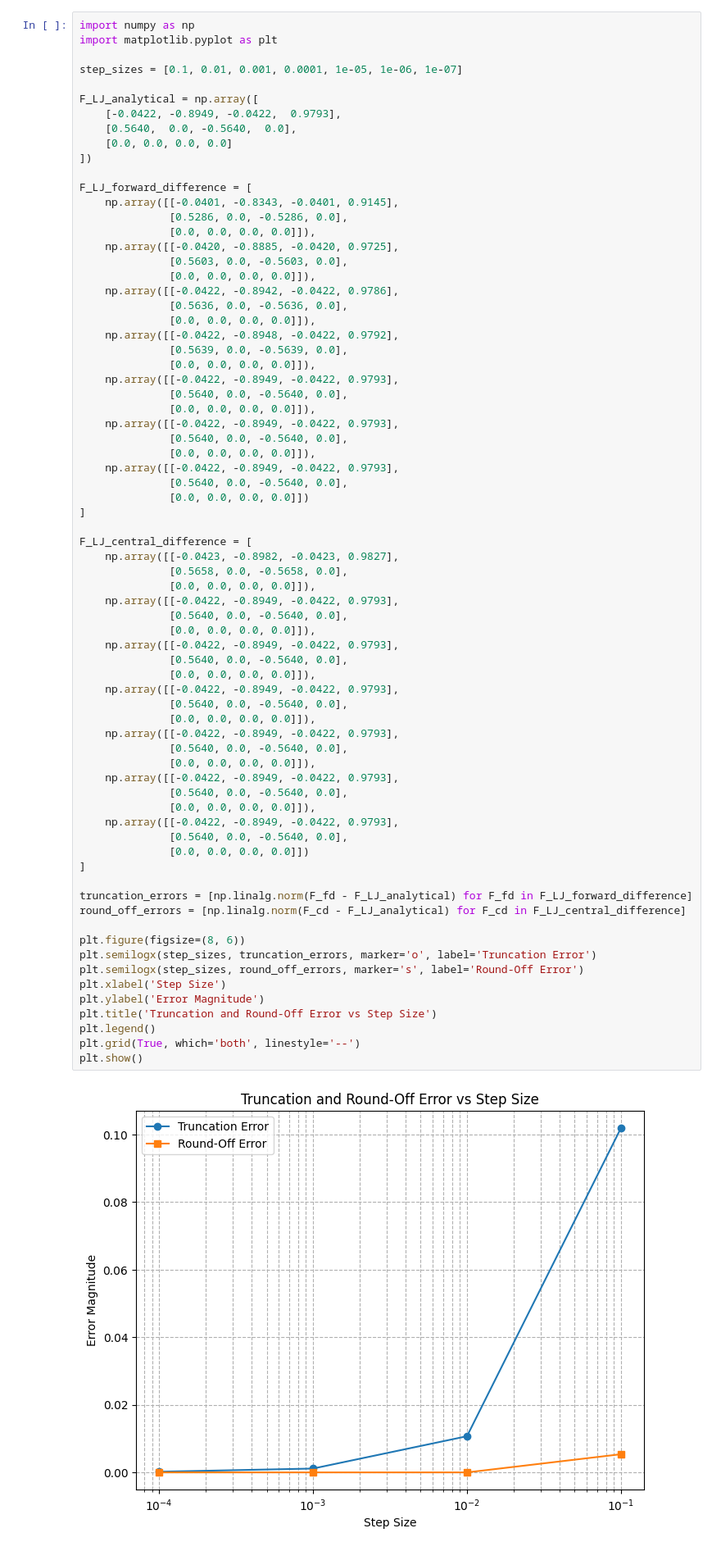
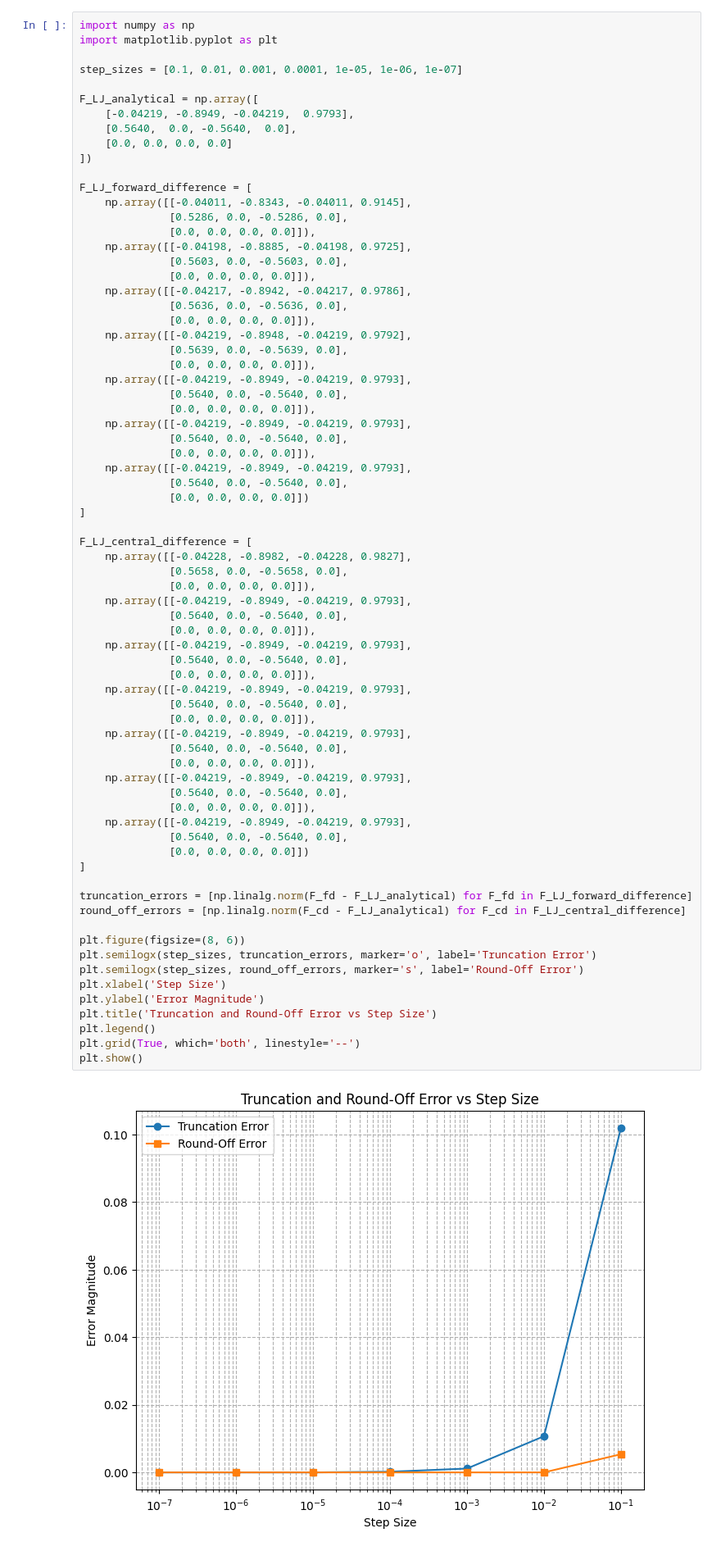
Before and after one commit to Janastw/numerical_algorithms_applied_to_computational_quantum_chemistry, a Jupyter notebook: assignment1/root/src/plot_generation.ipynb, the cells around one changed output. Shown at 82% size. Cells and saved outputs as stored; diff of their text form.

```diff
--- a/assignment1/root/src/plot_generation.ipynb
+++ b/assignment1/root/src/plot_generation.ipynb
@@ -5,71 +5,71 @@ import matplotlib.pyplot as plt
 step_sizes = [0.1, 0.01, 0.001, 0.0001, 1e-05, 1e-06, 1e-07]
 
 F_LJ_analytical = np.array([
-    [-0.0422, -0.8949, -0.0422,  0.9793],
+    [-0.04219, -0.8949, -0.04219,  0.9793],
     [0.5640,  0.0, -0.5640,  0.0],
     [0.0, 0.0, 0.0, 0.0]
 ])
 
 F_LJ_forward_difference = [
-    np.array([[-0.0401, -0.8343, -0.0401, 0.9145],
+    np.array([[-0.04011, -0.8343, -0.04011, 0.9145],
               [0.5286, 0.0, -0.5286, 0.0],
               [0.0, 0.0, 0.0, 0.0]]),
-    np.array([[-0.0420, -0.8885, -0.0420, 0.9725],
+    np.array([[-0.04198, -0.8885, -0.04198, 0.9725],
               [0.5603, 0.0, -0.5603, 0.0],
               [0.0, 0.0, 0.0, 0.0]]),
-    np.array([[-0.0422, -0.8942, -0.0422, 0.9786],
+    np.array([[-0.04217, -0.8942, -0.04217, 0.9786],
               [0.5636, 0.0, -0.5636, 0.0],
               [0.0, 0.0, 0.0, 0.0]]),
-    np.array([[-0.0422, -0.8948, -0.0422, 0.9792],
+    np.array([[-0.04219, -0.8948, -0.04219, 0.9792],
               [0.5639, 0.0, -0.5639, 0.0],
               [0.0, 0.0, 0.0, 0.0]]),
-    np.array([[-0.0422, -0.8949, -0.0422, 0.9793],
+    np.array([[-0.04219, -0.8949, -0.04219, 0.9793],
               [0.5640, 0.0, -0.5640, 0.0],
               [0.0, 0.0, 0.0, 0.0]]),
-    np.array([[-0.0422, -0.8949, -0.0422, 0.9793],
+    np.array([[-0.04219, -0.8949, -0.04219, 0.9793],
               [0.5640, 0.0, -0.5640, 0.0],
               [0.0, 0.0, 0.0, 0.0]]),
-    np.array([[-0.0422, -0.8949, -0.0422, 0.9793],
+    np.array([[-0.04219, -0.8949, -0.04219, 0.9793],
               [0.5640, 0.0, -0.5640, 0.0],
               [0.0, 0.0, 0.0, 0.0]])
 ]
 
 F_LJ_central_difference = [
-    np.array([[-0.0423, -0.8982, -0.0423, 0.9827],
+    np.array([[-0.04228, -0.8982, -0.04228, 0.9827],
               [0.5658, 0.0, -0.5658, 0.0],
               [0.0, 0.0, 0.0, 0.0]]),
-    np.array([[-0.0422, -0.8949, -0.0422, 0.9793],
+    np.array([[-0.04219, -0.8949, -0.04219, 0.9793],
               [0.5640, 0.0, -0.5640, 0.0],
               [0.0, 0.0, 0.0, 0.0]]),
-    np.array([[-0.0422, -0.8949, -0.0422, 0.9793],
+    np.array([[-0.04219, -0.8949, -0.04219, 0.9793],
               [0.5640, 0.0, -0.5640, 0.0],
               [0.0, 0.0, 0.0, 0.0]]),
-    np.array([[-0.0422, -0.8949, -0.0422, 0.9793],
+    np.array([[-0.04219, -0.8949, -0.04219, 0.9793],
               [0.5640, 0.0, -0.5640, 0.0],
               [0.0, 0.0, 0.0, 0.0]]),
-    np.array([[-0.0422, -0.8949, -0.0422, 0.9793],
+    np.array([[-0.04219, -0.8949, -0.04219, 0.9793],
               [0.5640, 0.0, -0.5640, 0.0],
               [0.0, 0.0, 0.0, 0.0]]),
-    np.array([[-0.0422, -0.8949, -0.0422, 0.9793],
+    np.array([[-0.04219, -0.8949, -0.04219, 0.9793],
               [0.5640, 0.0, -0.5640, 0.0],
               [0.0, 0.0, 0.0, 0.0]]),
-    np.array([[-0.0422, -0.8949, -0.0422, 0.9793],
+    np.array([[-0.04219, -0.8949, -0.04219, 0.9793],
               [0.5640, 0.0, -0.5640, 0.0],
               [0.0, 0.0, 0.0, 0.0]])
 ]
 
 truncation_errors = [np.linalg.norm(F_fd - F_LJ_analytical) for F_fd in F_LJ_forward_difference]
 round_off_errors = [np.linalg.norm(F_cd - F_LJ_analytical) for F_cd in F_LJ_central_difference]
 
 plt.figure(figsize=(8, 6))
 plt.semilogx(step_sizes, truncation_errors, marker='o', label='Truncation Error')
 plt.semilogx(step_sizes, round_off_errors, marker='s', label='Round-Off Error')
 plt.xlabel('Step Size')
 plt.ylabel('Error Magnitude')
 plt.title('Truncation and Round-Off Error vs Step Size')
 plt.legend()
 plt.grid(True, which='both', linestyle='--')
 plt.show()
 # %% [output]
-[figure, old version]
+[figure, new version]
 # %% [markdown]
```
Also changed, not shown: parts of 1 cell of this notebook, 18 other files.
